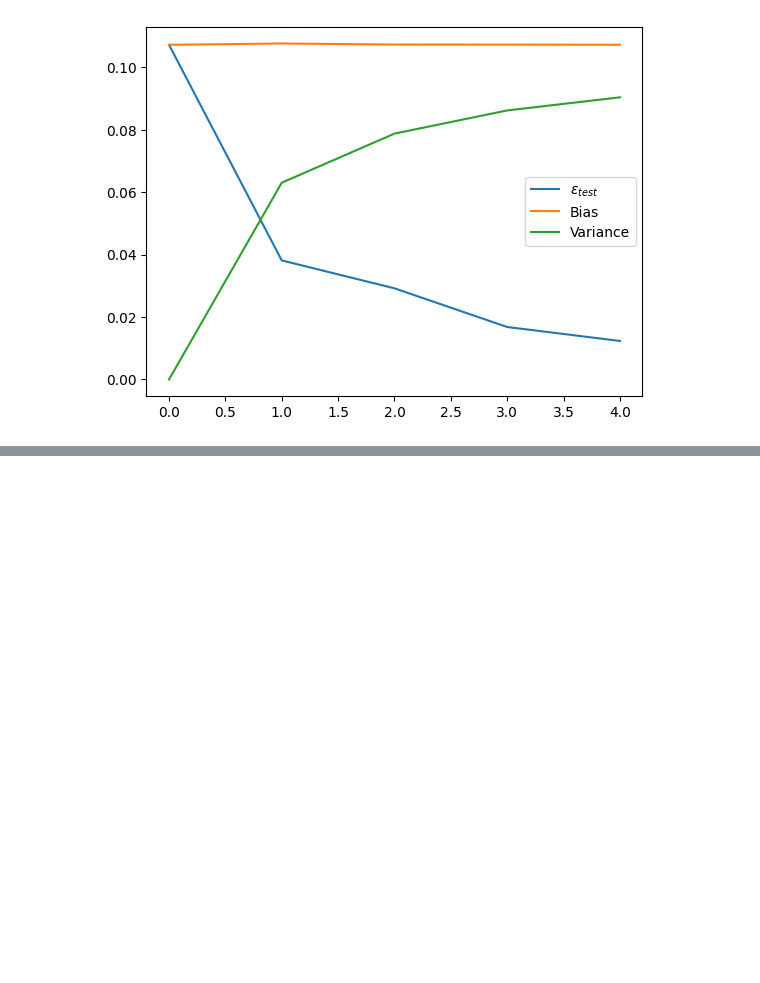
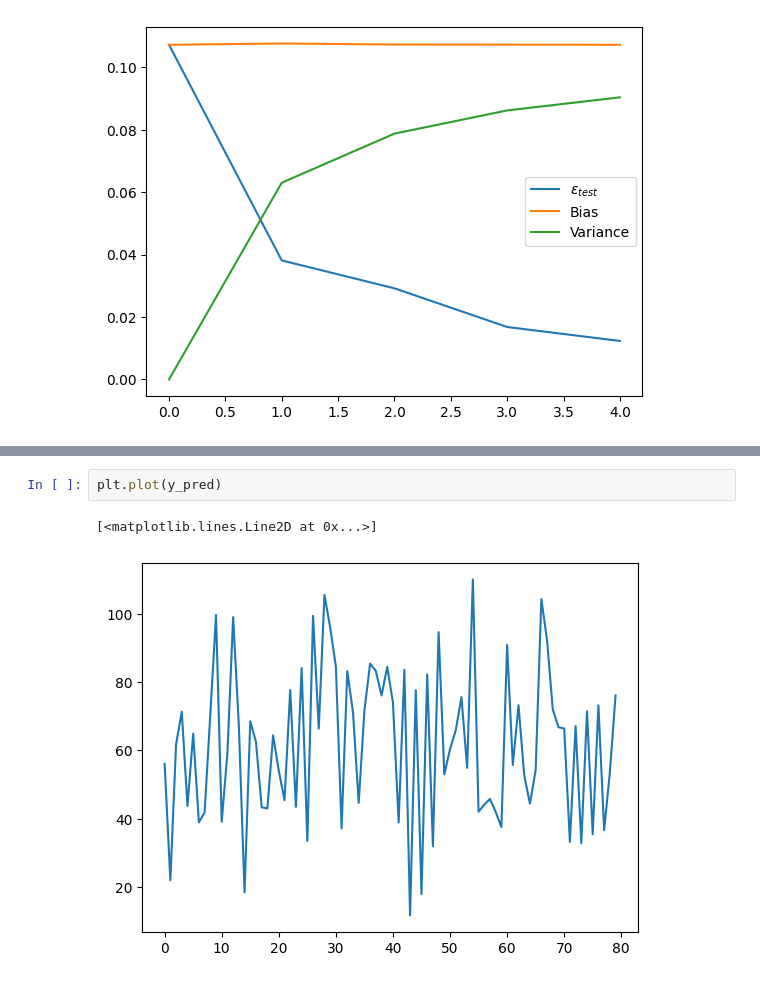
Before and after one commit to jovidie/FYS-STK4155, a Jupyter notebook: project-1/notebooks/exploration.ipynb, the cells around one changed output, grey strips where cells are left out. Saved outputs shown, nothing was run; the diff lists cells and outputs as text; blank space fills up the shorter version.

```diff
--- a/project-1/notebooks/exploration.ipynb
+++ b/project-1/notebooks/exploration.ipynb
@@ -99,0 +226,5 @@ plt.show()
+# %%
+plt.plot(y_pred)
+# %% [output]
+[<matplotlib.lines.Line2D at 0x...>]
+[figure, added]
```
Also changed, not shown: parts of 16 cells of this notebook.
